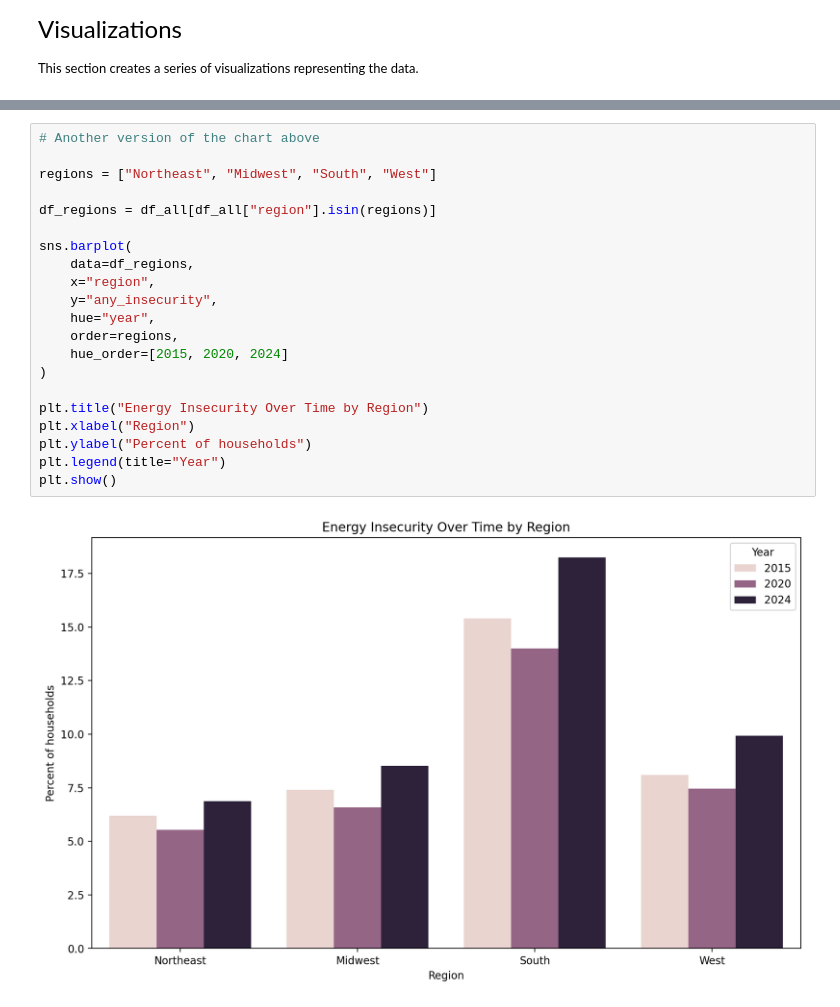
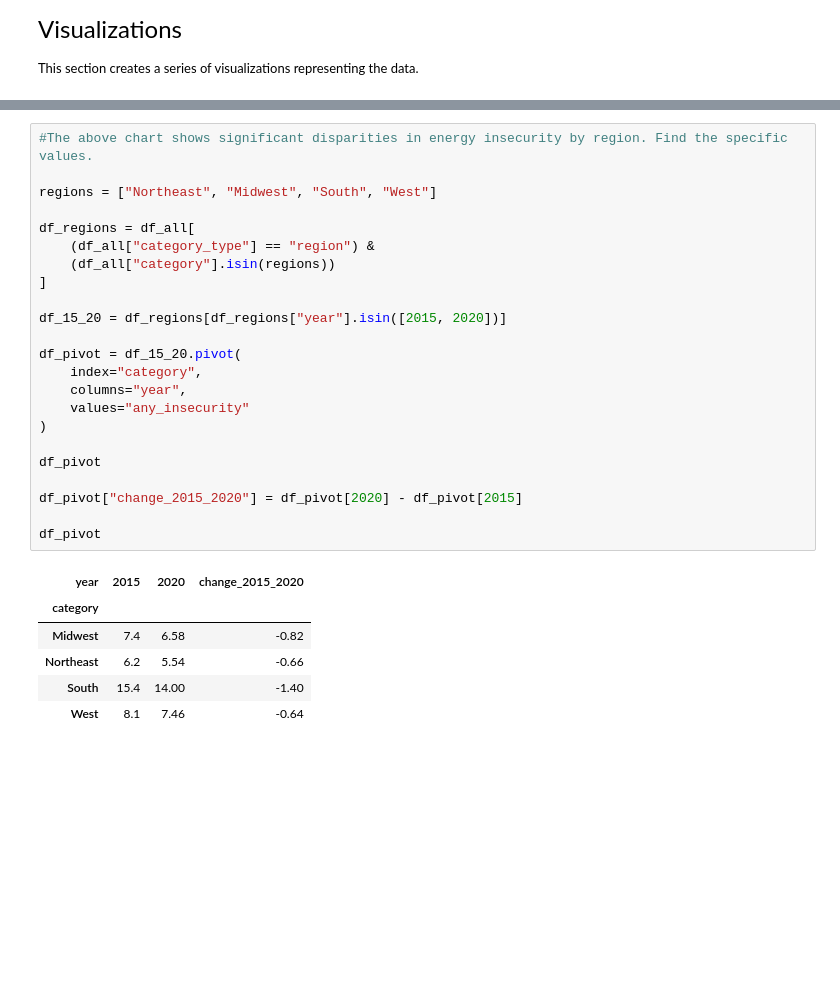
Before and after one commit to hilarybg/energy-insecurity, a Jupyter notebook: 02_recs_analysis.ipynb, the cells around one changed output, grey strips where cells are left out. Drawn from its saved outputs; the diff is of its cells as text; blank space fills up the shorter version.

```diff
--- a/02_recs_analysis.ipynb
+++ b/02_recs_analysis.ipynb
@@ -336,23 +375,30 @@ plt.show()
-# %%
-# Another version of the chart above
-
-regions = ["Northeast", "Midwest", "South", "West"]
-
-df_regions = df_all[df_all["region"].isin(regions)]
-
-sns.barplot(
-    data=df_regions,
-    x="region",
-    y="any_insecurity",
-    hue="year",
-    order=regions,
-    hue_order=[2015, 2020, 2024]
-)
-
-plt.title("Energy Insecurity Over Time by Region")
-plt.xlabel("Region")
-plt.ylabel("Percent of households")
-plt.legend(title="Year")
-plt.show()
-# %% [output]
-[figure, removed]
+# %%
+#The above chart shows significant disparities in energy insecurity by region. Find the specific values.
+
+regions = ["Northeast", "Midwest", "South", "West"]
+
+df_regions = df_all[
+    (df_all["category_type"] == "region") &
+    (df_all["category"].isin(regions))
+]
+
+df_15_20 = df_regions[df_regions["year"].isin([2015, 2020])]
+
+df_pivot = df_15_20.pivot(
+    index="category",
+    columns="year",
+    values="any_insecurity"
+)
+
+df_pivot
+
+df_pivot["change_2015_2020"] = df_pivot[2020] - df_pivot[2015]
+
+df_pivot
+# %% [output]
+| year | 2015 | 2020 | change_2015_2020 |
+| category |  |  |  |
+| Midwest | 7.4 | 6.58 | -0.82 |
+| Northeast | 6.2 | 5.54 | -0.66 |
+| South | 15.4 | 14.00 | -1.40 |
+| West | 8.1 | 7.46 | -0.64 |
```
Also changed, not shown: parts of 7 cells of this notebook.
